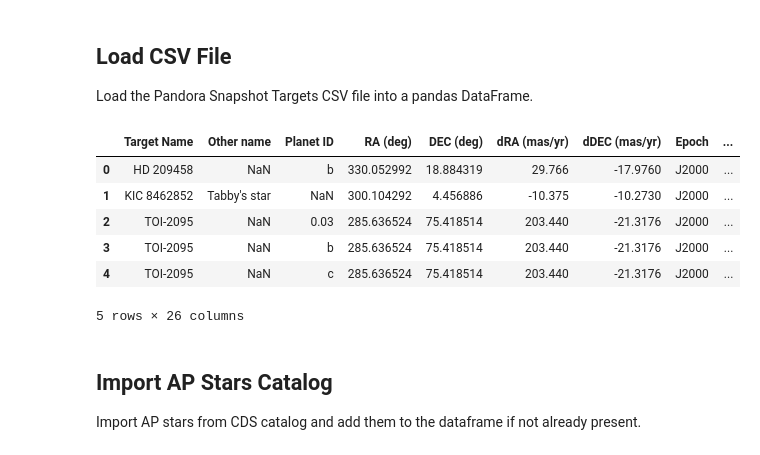
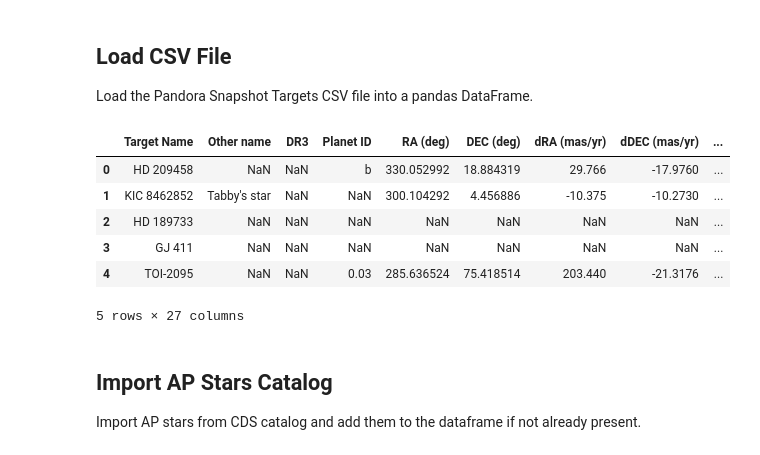
Before and after one commit to jasonfrowe/Pandora_AUX_Tools, a Jupyter notebook: Aux_Targets.ipynb, the cells around one changed output. Drawn from its saved outputs; the diff is of its cells as text; code cells hidden in the pictures.

```diff
--- a/Aux_Targets.ipynb
+++ b/Aux_Targets.ipynb
@@ -27,18 +27,18 @@ Load the Pandora Snapshot Targets CSV file into a pandas DataFrame.
 # %%
 
 
 # Read the CSV file
 # df = pd.read_csv('Pandora Snapshot Targets - Targets.csv')
-df = pd.read_csv('Pandora Snapshot Targets - V10.csv')
+df = pd.read_csv('Pandora Snapshot Targets - V12.csv')
 df.head()
 # %% [output]
-|  | Target Name | Other name | Planet ID | RA (deg) | DEC (deg) | dRA (mas/yr) | dDEC (mas/yr) | Epoch | ... |
-| 0 | HD 209458 | NaN | b | 330.052992 | 18.884319 | 29.766 | -17.9760 | J2000 | ... |
-| 1 | KIC 8462852 | Tabby's star | NaN | 300.104292 | 4.456886 | -10.375 | -10.2730 | J2000 | ... |
-| 2 | TOI-2095 | NaN | 0.03 | 285.636524 | 75.418514 | 203.440 | -21.3176 | J2000 | ... |
-| 3 | TOI-2095 | NaN | b | 285.636524 | 75.418514 | 203.440 | -21.3176 | J2000 | ... |
-| 4 | TOI-2095 | NaN | c | 285.636524 | 75.418514 | 203.440 | -21.3176 | J2000 | ... |
+|  | Target Name | Other name | DR3 | Planet ID | RA (deg) | DEC (deg) | dRA (mas/yr) | dDEC (mas/yr) | ... |
+| 0 | HD 209458 | NaN | NaN | b | 330.052992 | 18.884319 | 29.766 | -17.9760 | ... |
+| 1 | KIC 8462852 | Tabby's star | NaN | NaN | 300.104292 | 4.456886 | -10.375 | -10.2730 | ... |
+| 2 | HD 189733 | NaN | NaN | NaN | NaN | NaN | NaN | NaN | ... |
+| 3 | GJ 411 | NaN | NaN | NaN | NaN | NaN | NaN | NaN | ... |
+| 4 | TOI-2095 | NaN | NaN | 0.03 | 285.636524 | 75.418514 | 203.440 | -21.3176 | ... |
-5 rows × 26 columns
+5 rows × 27 columns
 # %% [markdown]
 ## Import AP Stars Catalog
 
```
Also changed, not shown: parts of 10 cells of this notebook, 3 other files.
